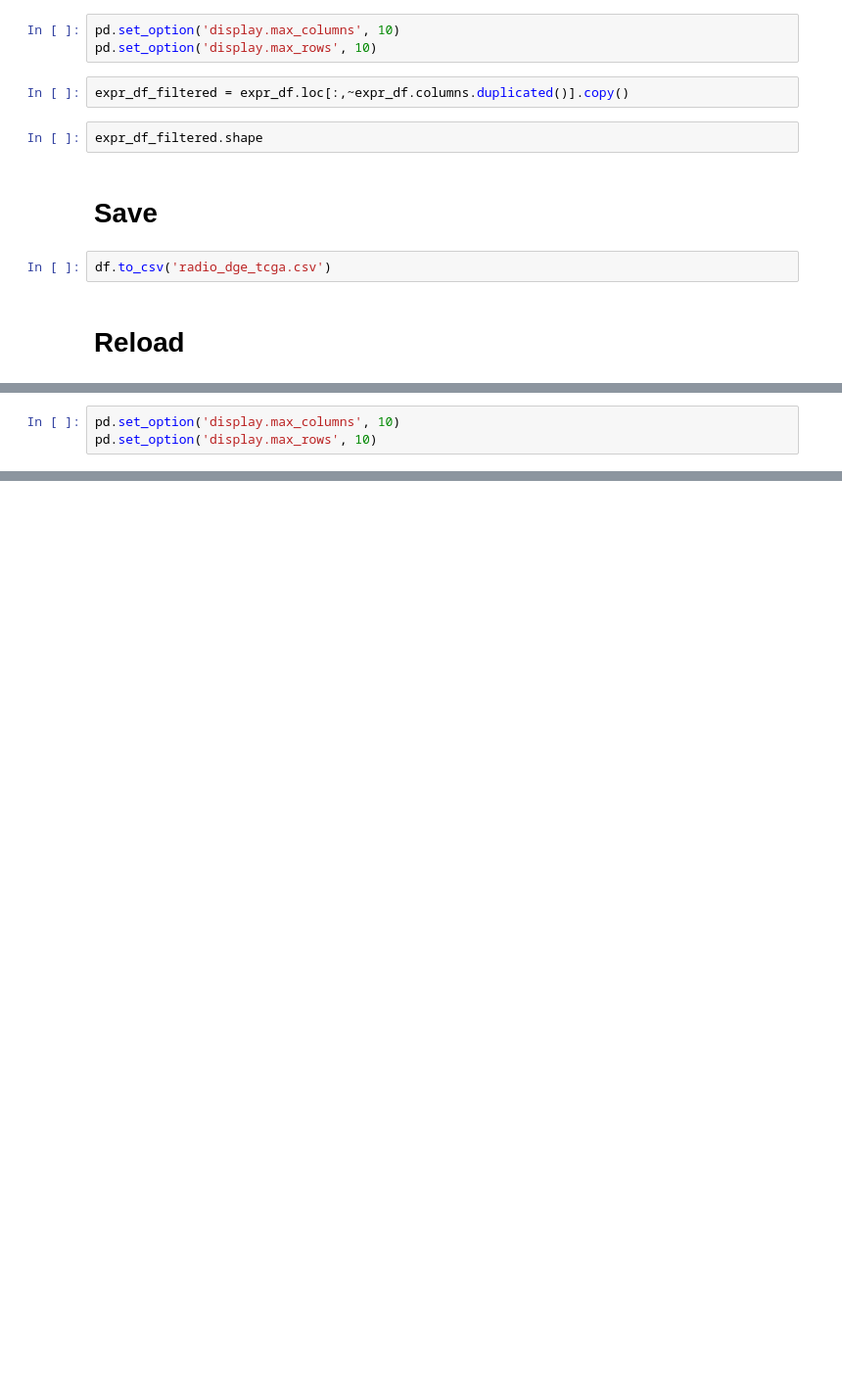
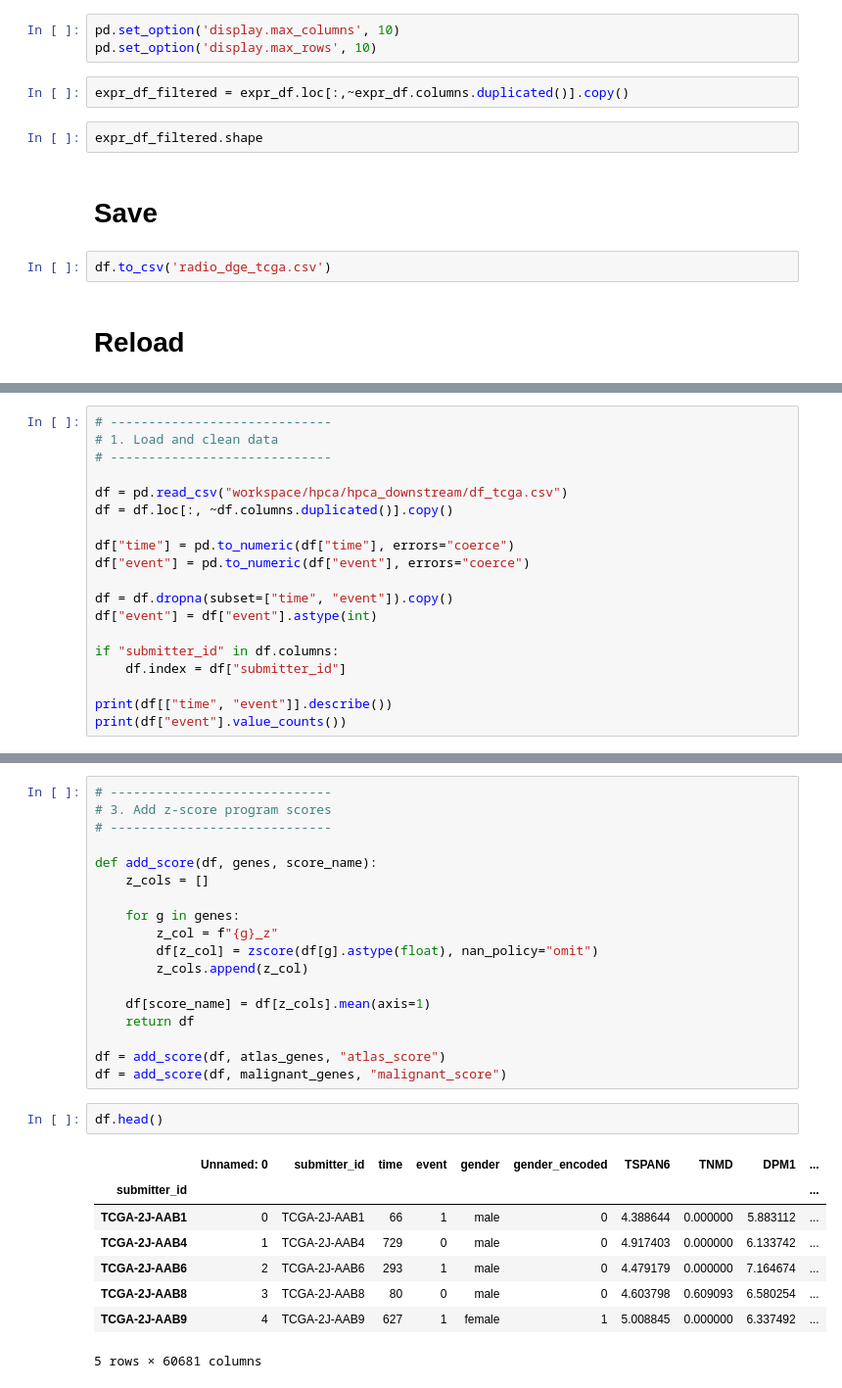
Before and after one commit to theislab/human-pancreas-cell-atlas, a Jupyter notebook: Downstream/TCGA.ipynb, the cells around one changed output, grey strips where cells are left out. Shown at 98% size. Saved outputs shown, nothing was run; the diff lists cells and outputs as text; blank space fills up the shorter version.

Commit message:
updated tcga nb

```diff
--- a/Downstream/TCGA.ipynb
+++ b/Downstream/TCGA.ipynb
@@ -252,3 +229,0 @@ df_tcga
-# %%
-pd.set_option('display.max_columns', 10)
-pd.set_option('display.max_rows', 10)
@@ -698,0 +239,19 @@ lower quartile n: 46
+# %%
+# -----------------------------
+# 1. Load and clean data
+# -----------------------------
+
+df = pd.read_csv("workspace/hpca/hpca_downstream/df_tcga.csv")
+df = df.loc[:, ~df.columns.duplicated()].copy()
+
+df["time"] = pd.to_numeric(df["time"], errors="coerce")
+df["event"] = pd.to_numeric(df["event"], errors="coerce")
+
+df = df.dropna(subset=["time", "event"]).copy()
+df["event"] = df["event"].astype(int)
+
+if "submitter_id" in df.columns:
+    df.index = df["submitter_id"]
+
+print(df[["time", "event"]].describe())
+print(df["event"].value_counts())
@@ -698,0 +306,29 @@ lower quartile n: 46
+# %%
+# -----------------------------
+# 3. Add z-score program scores
+# -----------------------------
+
+def add_score(df, genes, score_name):
+    z_cols = []
+
+    for g in genes:
+        z_col = f"{g}_z"
+        df[z_col] = zscore(df[g].astype(float), nan_policy="omit")
+        z_cols.append(z_col)
+
+    df[score_name] = df[z_cols].mean(axis=1)
+    return df
+
+df = add_score(df, atlas_genes, "atlas_score")
+df = add_score(df, malignant_genes, "malignant_score")
+# %%
+df.head()
+# %% [output]
+|  | Unnamed: 0 | submitter_id | time | event | gender | gender_encoded | TSPAN6 | TNMD | DPM1 | ... |
+| submitter_id |  |  |  |  |  |  |  |  |  | ... |
+| TCGA-2J-AAB1 | 0 | TCGA-2J-AAB1 | 66 | 1 | male | 0 | 4.388644 | 0.000000 | 5.883112 | ... |
+| TCGA-2J-AAB4 | 1 | TCGA-2J-AAB4 | 729 | 0 | male | 0 | 4.917403 | 0.000000 | 6.133742 | ... |
+| TCGA-2J-AAB6 | 2 | TCGA-2J-AAB6 | 293 | 1 | male | 0 | 4.479179 | 0.000000 | 7.164674 | ... |
+| TCGA-2J-AAB8 | 3 | TCGA-2J-AAB8 | 80 | 0 | male | 0 | 4.603798 | 0.609093 | 6.580254 | ... |
+| TCGA-2J-AAB9 | 4 | TCGA-2J-AAB9 | 627 | 1 | female | 1 | 5.008845 | 0.000000 | 6.337492 | ... |
+5 rows × 60681 columns
```
Also changed, not shown: parts of 26 cells of this notebook, 2 other files.
